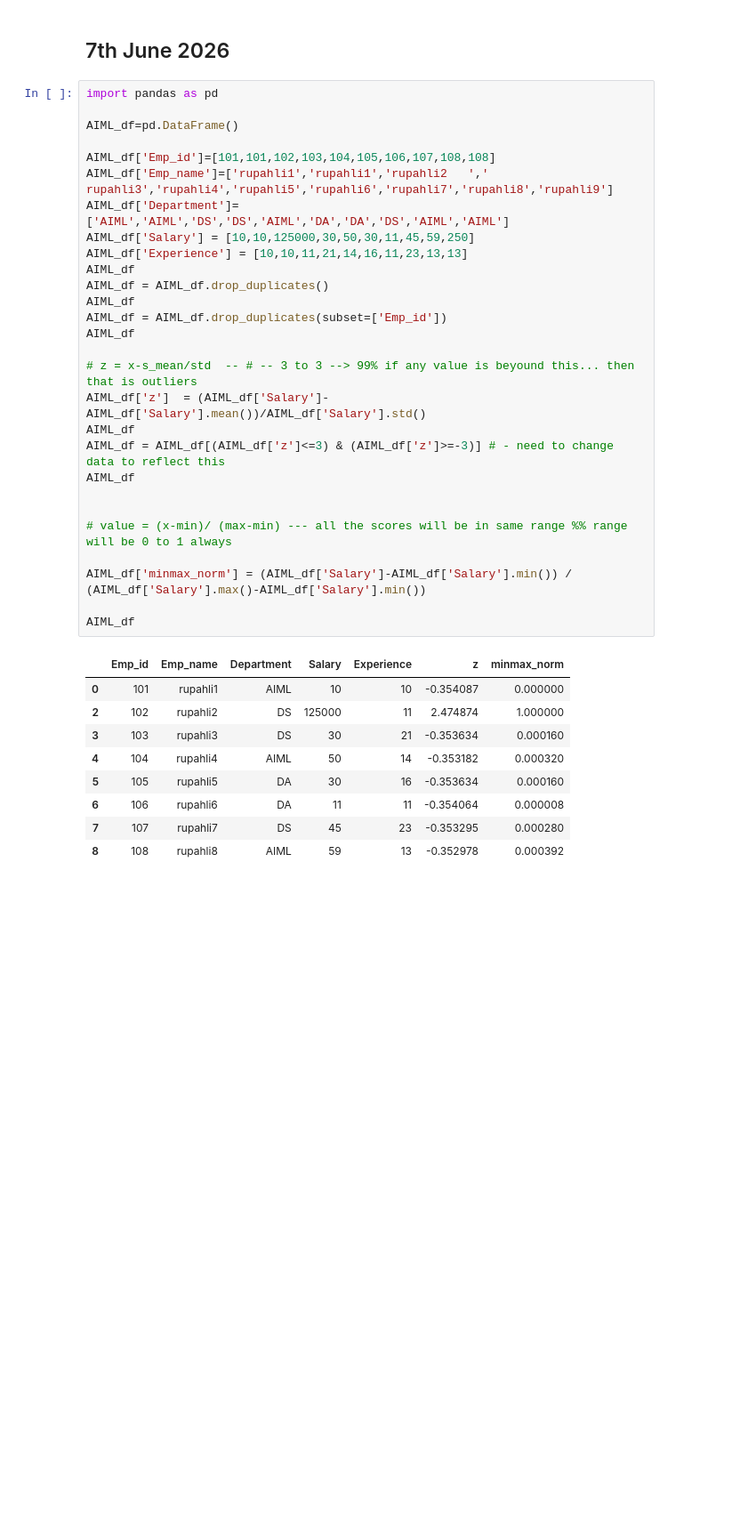
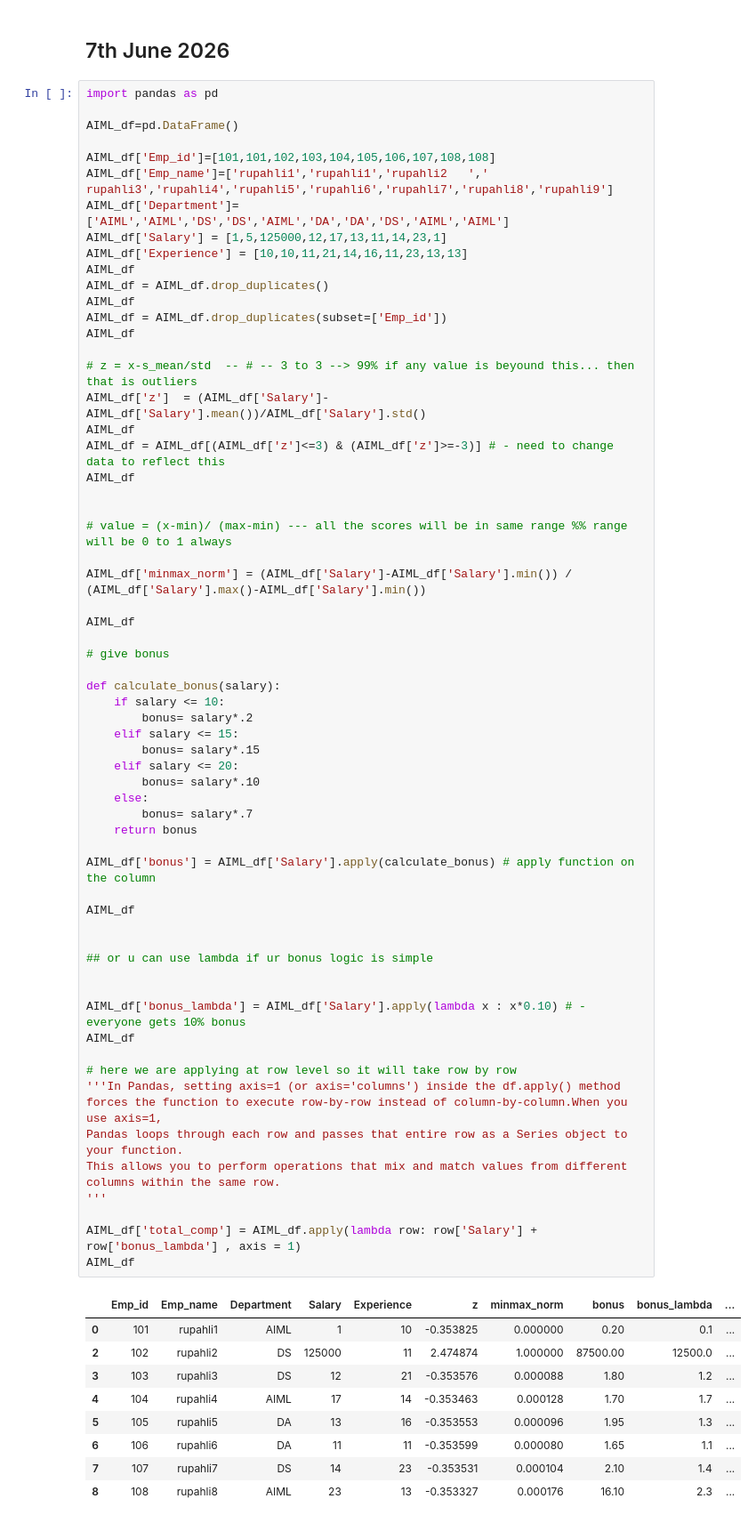
Before and after one commit to rupahli/AIML, a Jupyter notebook: Code/panda.ipynb, the cells around one changed output. Shown at 89% size. Saved outputs shown, nothing was run; the diff lists cells and outputs as text; blank space fills up the shorter version.

Commit message:
pandas concepts

```diff
--- a/Code/panda.ipynb
+++ b/Code/panda.ipynb
@@ -375,38 +375,72 @@ grouped_data.to_csv(r"C:\Users\KITTU-PALKIN\OneDrive\Documents\Rupahli\GUVI\AIML
 # %%
 import pandas as pd
 
 AIML_df=pd.DataFrame()
 
 AIML_df['Emp_id']=[101,101,102,103,104,105,106,107,108,108]
 AIML_df['Emp_name']=['rupahli1','rupahli1','rupahli2   ','  rupahli3','rupahli4','rupahli5','rupahli6','rupahli7','rupahli8','rupahli9']
 AIML_df['Department']=['AIML','AIML','DS','DS','AIML','DA','DA','DS','AIML','AIML']
-AIML_df['Salary'] = [10,10,125000,30,50,30,11,45,59,250]
+AIML_df['Salary'] = [1,5,125000,12,17,13,11,14,23,1]
 AIML_df['Experience'] = [10,10,11,21,14,16,11,23,13,13]
 AIML_df
 AIML_df = AIML_df.drop_duplicates()
 AIML_df
 AIML_df = AIML_df.drop_duplicates(subset=['Emp_id'])
 AIML_df
 
 # z = x-s_mean/std  -- # -- 3 to 3 --> 99% if any value is beyound this... then that is outliers
 AIML_df['z']  = (AIML_df['Salary']-AIML_df['Salary'].mean())/AIML_df['Salary'].std()
 AIML_df
 AIML_df = AIML_df[(AIML_df['z']<=3) & (AIML_df['z']>=-3)] # - need to change data to reflect this
 AIML_df
 
 
 # value = (x-min)/ (max-min) --- all the scores will be in same range %% range will be 0 to 1 always
 
 AIML_df['minmax_norm'] = (AIML_df['Salary']-AIML_df['Salary'].min()) / (AIML_df['Salary'].max()-AIML_df['Salary'].min())
 
 AIML_df
+
+# give bonus
+
+def calculate_bonus(salary):
+    if salary <= 10:
+        bonus= salary*.2
+    elif salary <= 15:
+        bonus= salary*.15
+    elif salary <= 20:
+        bonus= salary*.10
+    else:
+        bonus= salary*.7
+    return bonus
+
+AIML_df['bonus'] = AIML_df['Salary'].apply(calculate_bonus) # apply function on the column
+
+AIML_df
+
+
+## or u can use lambda if ur bonus logic is simple
+
+
+AIML_df['bonus_lambda'] = AIML_df['Salary'].apply(lambda x : x*0.10) # - everyone gets 10% bonus
+AIML_df
+
+# here we are applying at row level so it will take row by row
+'''In Pandas, setting axis=1 (or axis='columns') inside the df.apply() method
+forces the function to execute row-by-row instead of column-by-column.When you use axis=1,
+Pandas loops through each row and passes that entire row as a Series object to your function.
+This allows you to perform operations that mix and match values from different columns within the same row.
+'''
+
+AIML_df['total_comp'] = AIML_df.apply(lambda row: row['Salary'] + row['bonus_lambda'] , axis = 1)
+AIML_df
 # %% [output]
-|  | Emp_id | Emp_name | Department | Salary | Experience | z | minmax_norm |
-| 0 | 101 | rupahli1 | AIML | 10 | 10 | -0.354087 | 0.000000 |
-| 2 | 102 | rupahli2 | DS | 125000 | 11 | 2.474874 | 1.000000 |
-| 3 | 103 | rupahli3 | DS | 30 | 21 | -0.353634 | 0.000160 |
-| 4 | 104 | rupahli4 | AIML | 50 | 14 | -0.353182 | 0.000320 |
-| 5 | 105 | rupahli5 | DA | 30 | 16 | -0.353634 | 0.000160 |
-| 6 | 106 | rupahli6 | DA | 11 | 11 | -0.354064 | 0.000008 |
-| 7 | 107 | rupahli7 | DS | 45 | 23 | -0.353295 | 0.000280 |
-| 8 | 108 | rupahli8 | AIML | 59 | 13 | -0.352978 | 0.000392 |
+|  | Emp_id | Emp_name | Department | Salary | Experience | z | minmax_norm | bonus | bonus_lambda | ... |
+| 0 | 101 | rupahli1 | AIML | 1 | 10 | -0.353825 | 0.000000 | 0.20 | 0.1 | ... |
+| 2 | 102 | rupahli2 | DS | 125000 | 11 | 2.474874 | 1.000000 | 87500.00 | 12500.0 | ... |
+| 3 | 103 | rupahli3 | DS | 12 | 21 | -0.353576 | 0.000088 | 1.80 | 1.2 | ... |
+| 4 | 104 | rupahli4 | AIML | 17 | 14 | -0.353463 | 0.000128 | 1.70 | 1.7 | ... |
+| 5 | 105 | rupahli5 | DA | 13 | 16 | -0.353553 | 0.000096 | 1.95 | 1.3 | ... |
+| 6 | 106 | rupahli6 | DA | 11 | 11 | -0.353599 | 0.000080 | 1.65 | 1.1 | ... |
+| 7 | 107 | rupahli7 | DS | 14 | 23 | -0.353531 | 0.000104 | 2.10 | 1.4 | ... |
+| 8 | 108 | rupahli8 | AIML | 23 | 13 | -0.353327 | 0.000176 | 16.10 | 2.3 | ... |
```
Also changed, not shown: 1 other file.
